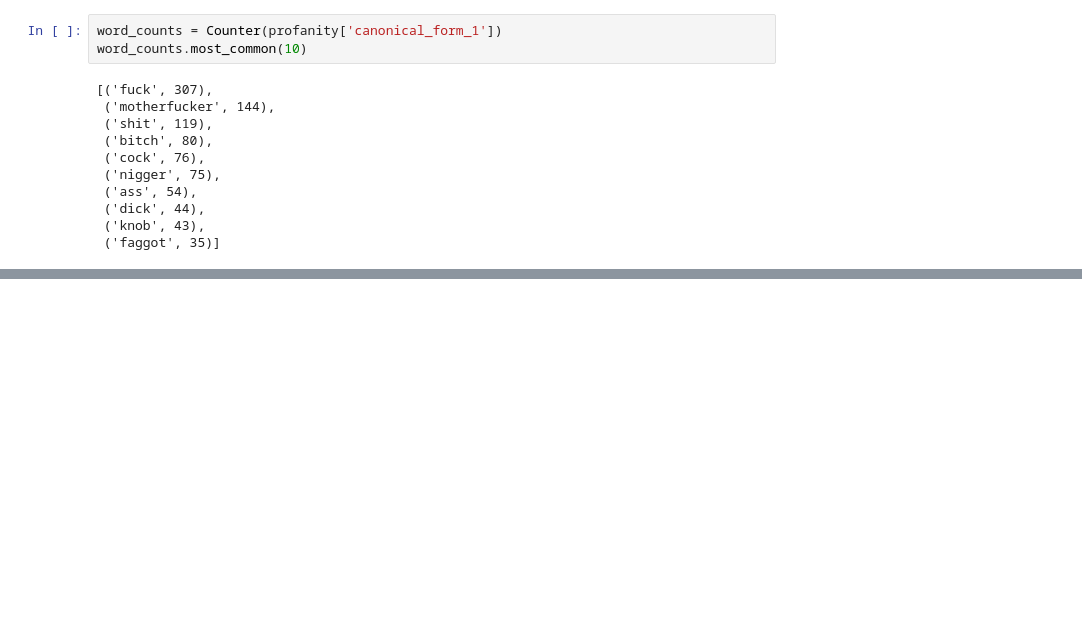
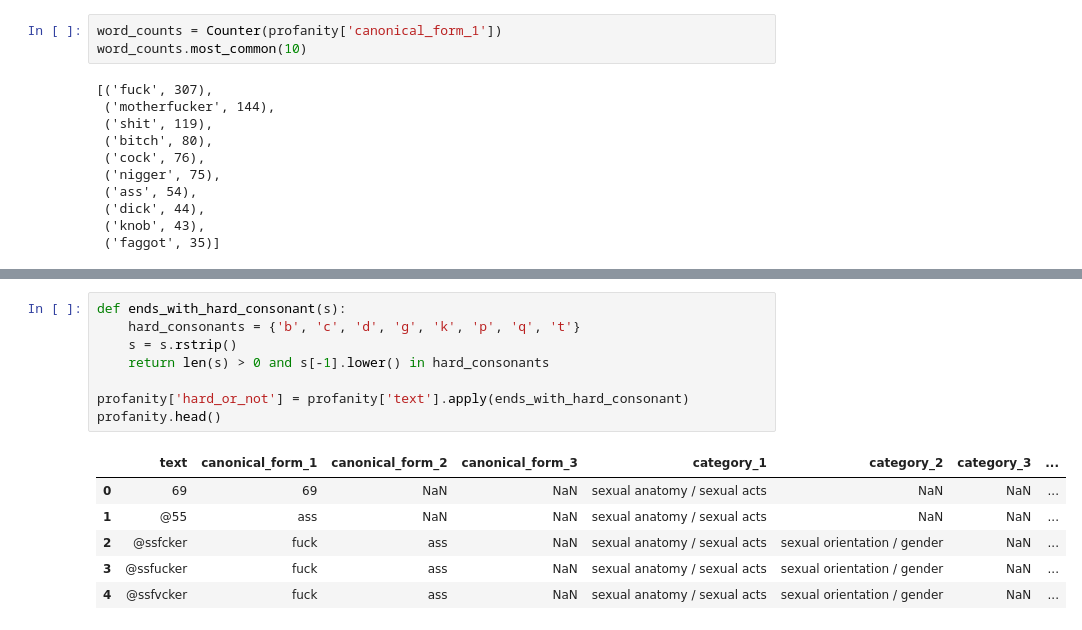
Before and after one commit to BillWang04/swear_word_analysis, a Jupyter notebook: analysis.ipynb, the cells around one changed output, grey strips where cells are left out. Drawn from its saved outputs; the diff is of its cells as text; blank space fills up the shorter version.

```diff
--- a/analysis.ipynb
+++ b/analysis.ipynb
@@ -86,0 +100,15 @@ profanity['text_length'].plot(kind = 'hist')
+# %%
+def ends_with_hard_consonant(s):
+    hard_consonants = {'b', 'c', 'd', 'g', 'k', 'p', 'q', 't'}
+    s = s.rstrip()
+    return len(s) > 0 and s[-1].lower() in hard_consonants
+
+profanity['hard_or_not'] = profanity['text'].apply(ends_with_hard_consonant)
+profanity.head()
+# %% [output]
+|  | text | canonical_form_1 | canonical_form_2 | canonical_form_3 | category_1 | category_2 | category_3 | ... |
+| 0 | 69 | 69 | NaN | NaN | sexual anatomy / sexual acts | NaN | NaN | ... |
+| 1 | @55 | ass | NaN | NaN | sexual anatomy / sexual acts | NaN | NaN | ... |
+| 2 | @ssfcker | fuck | ass | NaN | sexual anatomy / sexual acts | sexual orientation / gender | NaN | ... |
+| 3 | @ssfucker | fuck | ass | NaN | sexual anatomy / sexual acts | sexual orientation / gender | NaN | ... |
+| 4 | @ssfvcker | fuck | ass | NaN | sexual anatomy / sexual acts | sexual orientation / gender | NaN | ... |
```
Also changed, not shown: parts of 6 cells of this notebook.
